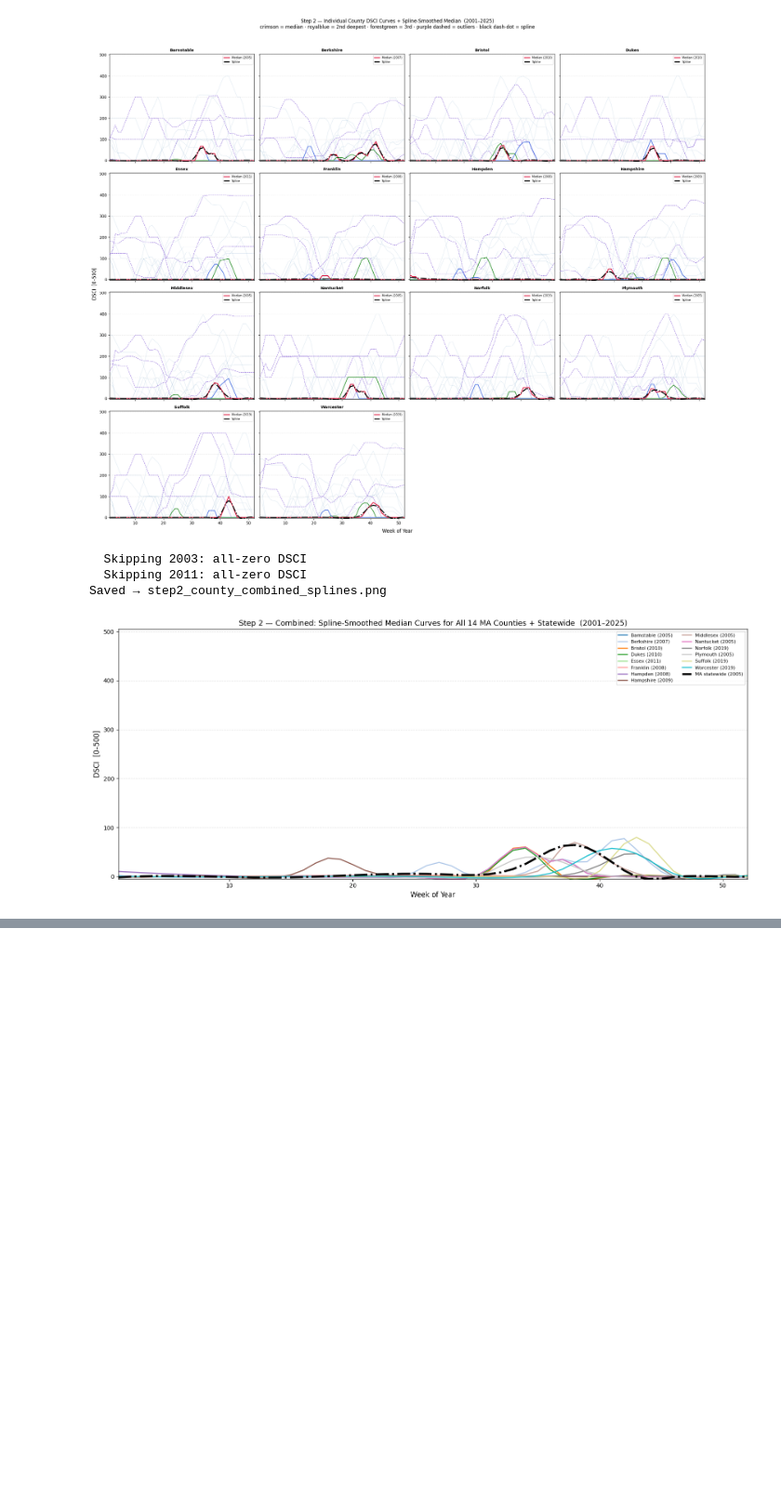
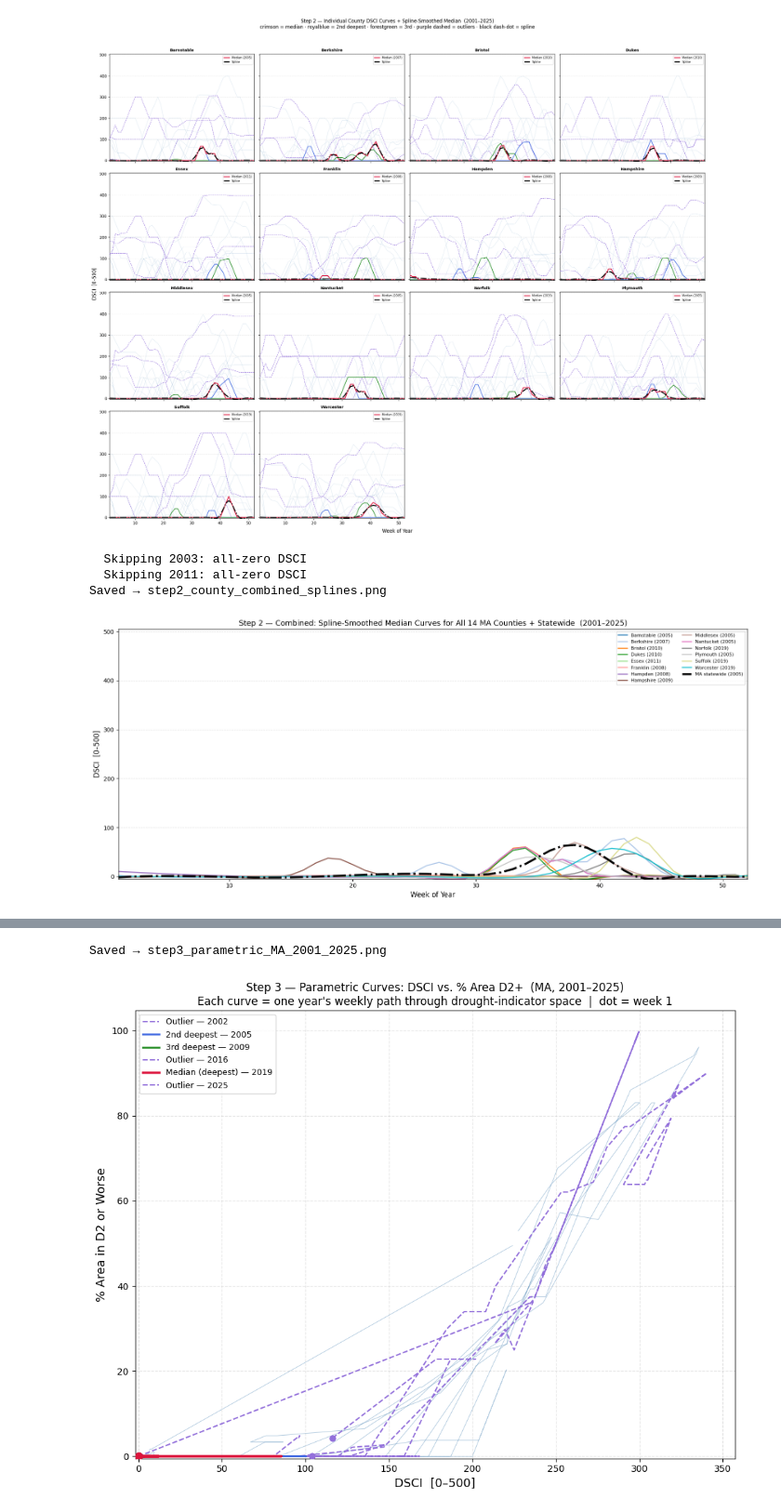
Before and after one commit to sathyaNEU/dsci-central-curve-analysis, a Jupyter notebook: dsci_central_depth.ipynb, the cells around one changed output, grey strips where cells are left out. Shown at 93% size. Saved outputs shown, nothing was run; the diff lists cells and outputs as text; code cells hidden in the pictures; blank space fills up the shorter version.

Commit message:
feat: add step 3

```diff
--- a/dsci_central_depth.ipynb
+++ b/dsci_central_depth.ipynb
@@ -533,0 +613,16 @@ Saved → step2_county_combined_splines.png
+# %%
+# --- build matrices (raw, no smoothing) ---
+mat_dsci, mat_parea, years_p = build_parametric_matrix(df, START_YEAR, END_YEAR)
+print(f"Years used: {years_p[0]}–{years_p[-1]}  ({len(years_p)} years)")
+
+# --- compute 2-D band depth ---
+print("Computing 2-D parametric MBD2 …")
+depths_p = modified_band_depth_parametric(mat_dsci, mat_parea)
+
+sorted_idx = np.argsort(depths_p)[::-1]
+print("\nTop-5 most typical years (deepest 2-D MBD2):")
+for rank, idx in enumerate(sorted_idx[:5], 1):
+    print(f"  {rank}. {years_p[idx]}  (MBD2 = {depths_p[idx]:.4f})")
+print("\n3 most anomalous years (shallowest 2-D MBD2):")
+for rank, idx in enumerate(sorted_idx[-3:][::-1], 1):
+    print(f"  {rank}. {years_p[idx]}  (MBD2 = {depths_p[idx]:.4f})")
@@ -533,0 +644,49 @@ Saved → step2_county_combined_splines.png
+# %%
+# --- visualize parametric curves ---
+sorted_idx  = np.argsort(depths_p)[::-1]
+med_idx     = sorted_idx[0]
+sec_idx     = sorted_idx[1]
+thr_idx     = sorted_idx[2]
+outlier_set = set(sorted_idx[-3:])
+
+fig, ax = plt.subplots(figsize=(10, 8))
+
+for i, (xc, yc, yr) in enumerate(zip(mat_dsci, mat_parea, years_p)):
+    if i == med_idx:
+        ax.plot(xc, yc, color="crimson", lw=2.5, zorder=5,
+                label=f"Median (deepest) — {yr}")
+        # mark week-1 start
+        ax.scatter(xc[0], yc[0], color="crimson", s=60, zorder=6)
+    elif i == sec_idx:
+        ax.plot(xc, yc, color="royalblue", lw=2.0, zorder=4,
+                label=f"2nd deepest — {yr}")
+        ax.scatter(xc[0], yc[0], color="royalblue", s=50, zorder=5)
+    elif i == thr_idx:
+        ax.plot(xc, yc, color="forestgreen", lw=2.0, zorder=4,
+                label=f"3rd deepest — {yr}")
+        ax.scatter(xc[0], yc[0], color="forestgreen", s=50, zorder=5)
+    elif i in outlier_set:
+        ax.plot(xc, yc, color="mediumpurple", lw=1.5, ls="--", zorder=3,
+                label=f"Outlier — {yr}")
+        ax.scatter(xc[0], yc[0], color="mediumpurple", s=40, zorder=4)
+    else:
+        ax.plot(xc, yc, color="steelblue", lw=0.7, alpha=0.40, zorder=2)
+
+ax.set_xlabel("DSCI  [0–500]", fontsize=13)
+ax.set_ylabel("% Area in D2 or Worse", fontsize=13)
+ax.set_title(
+    f"Step 3 — Parametric Curves: DSCI vs. % Area D2+  ({STATE}, {years_p[0]}–{years_p[-1]})\n"
+    "Each curve = one year's weekly path through drought-indicator space  |  dot = week 1",
+    fontsize=12,
+)
+ax.legend(fontsize=9, loc="upper left")
+ax.grid(ls="--", alpha=0.35)
+ax.set_xlim(left=-2)
+ax.set_ylim(bottom=-0.5)
+plt.tight_layout()
+plt.savefig(f"step3_parametric_{STATE}_{years_p[0]}_{years_p[-1]}.png", dpi=150)
+print(f"Saved → step3_parametric_{STATE}_{years_p[0]}_{years_p[-1]}.png")
+plt.show()
+# %% [output]
+Saved → step3_parametric_MA_2001_2025.png
+[figure, added]
```
Also changed, not shown: parts of 3 cells of this notebook.
